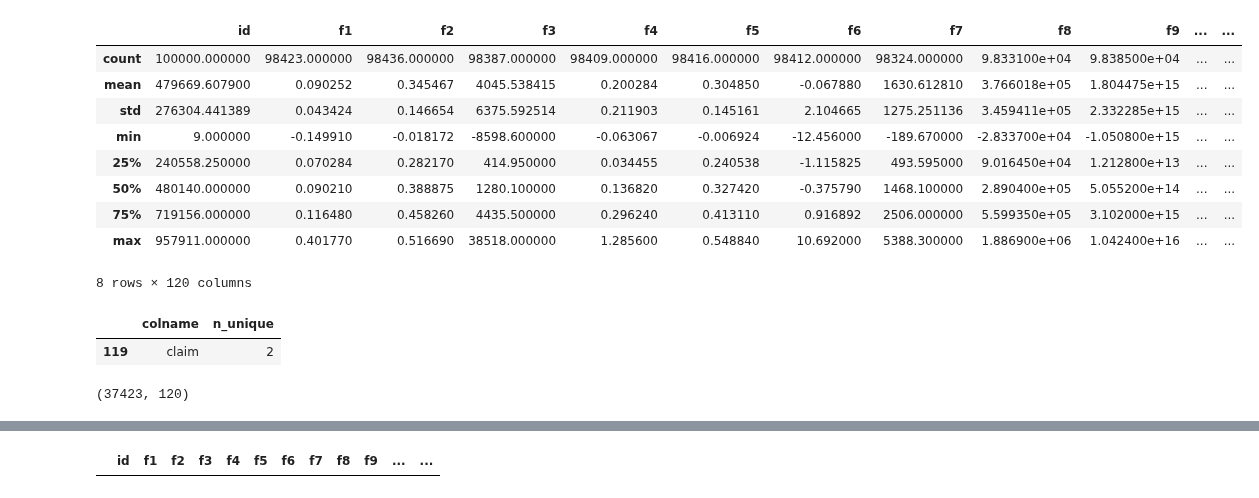
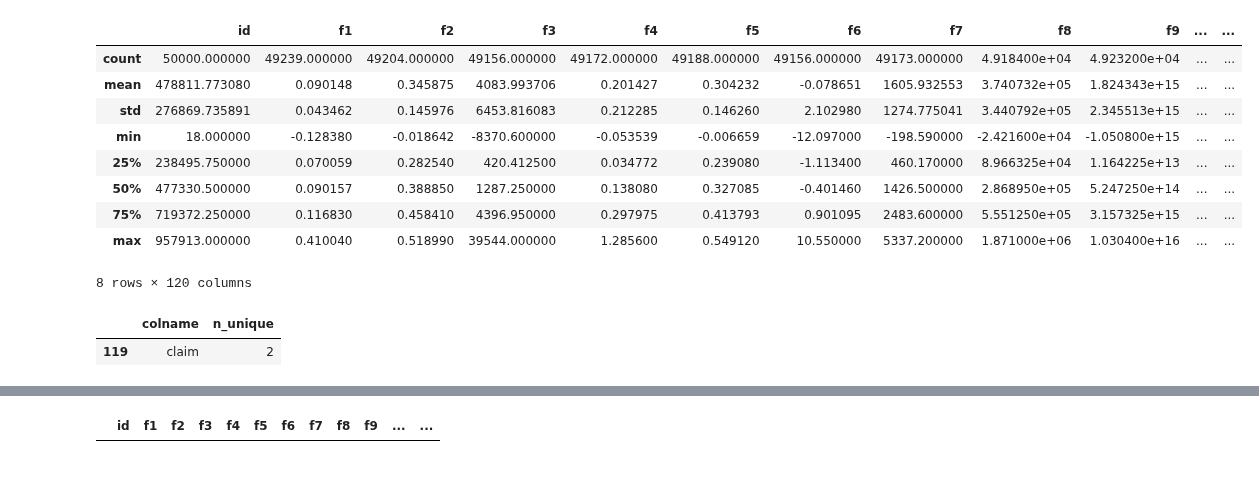
Before and after one commit to MykolaPinchuk/Kaggle, a Jupyter notebook: sep21-playgr.ipynb, the cells around one changed output, grey strips where cells are left out. Saved outputs shown, nothing was run; the diff lists cells and outputs as text; code cells hidden in the pictures.

```diff
--- a/sep21-playgr.ipynb
+++ b/sep21-playgr.ipynb
@@ -45,20 +42,20 @@ train.head(3)
+# %%
+train = train.sample(n=50000)
 # %%
 ### 2. ###
 
-df = train.sample(n=100000)
-#df = train.copy()
-df.shape
-df.describe()
+train.shape
+train.describe()
 # %% [output]
 |  | id | f1 | f2 | f3 | f4 | f5 | f6 | f7 | f8 | f9 | ... | ... |
-| count | 100000.000000 | 98423.000000 | 98436.000000 | 98387.000000 | 98409.000000 | 98416.000000 | 98412.000000 | 98324.000000 | 9.833100e+04 | 9.838500e+04 | ... | ... |
-| mean | 479669.607900 | 0.090252 | 0.345467 | 4045.538415 | 0.200284 | 0.304850 | -0.067880 | 1630.612810 | 3.766018e+05 | 1.804475e+15 | ... | ... |
-| std | 276304.441389 | 0.043424 | 0.146654 | 6375.592514 | 0.211903 | 0.145161 | 2.104665 | 1275.251136 | 3.459411e+05 | 2.332285e+15 | ... | ... |
-| min | 9.000000 | -0.149910 | -0.018172 | -8598.600000 | -0.063067 | -0.006924 | -12.456000 | -189.670000 | -2.833700e+04 | -1.050800e+15 | ... | ... |
-| 25% | 240558.250000 | 0.070284 | 0.282170 | 414.950000 | 0.034455 | 0.240538 | -1.115825 | 493.595000 | 9.016450e+04 | 1.212800e+13 | ... | ... |
-| 50% | 480140.000000 | 0.090210 | 0.388875 | 1280.100000 | 0.136820 | 0.327420 | -0.375790 | 1468.100000 | 2.890400e+05 | 5.055200e+14 | ... | ... |
-| 75% | 719156.000000 | 0.116480 | 0.458260 | 4435.500000 | 0.296240 | 0.413110 | 0.916892 | 2506.000000 | 5.599350e+05 | 3.102000e+15 | ... | ... |
-| max | 957911.000000 | 0.401770 | 0.516690 | 38518.000000 | 1.285600 | 0.548840 | 10.692000 | 5388.300000 | 1.886900e+06 | 1.042400e+16 | ... | ... |
+| count | 50000.000000 | 49239.000000 | 49204.000000 | 49156.000000 | 49172.000000 | 49188.000000 | 49156.000000 | 49173.000000 | 4.918400e+04 | 4.923200e+04 | ... | ... |
+| mean | 478811.773080 | 0.090148 | 0.345875 | 4083.993706 | 0.201427 | 0.304232 | -0.078651 | 1605.932553 | 3.740732e+05 | 1.824343e+15 | ... | ... |
+| std | 276869.735891 | 0.043462 | 0.145976 | 6453.816083 | 0.212285 | 0.146260 | 2.102980 | 1274.775041 | 3.440792e+05 | 2.345513e+15 | ... | ... |
+| min | 18.000000 | -0.128380 | -0.018642 | -8370.600000 | -0.053539 | -0.006659 | -12.097000 | -198.590000 | -2.421600e+04 | -1.050800e+15 | ... | ... |
+| 25% | 238495.750000 | 0.070059 | 0.282540 | 420.412500 | 0.034772 | 0.239080 | -1.113400 | 460.170000 | 8.966325e+04 | 1.164225e+13 | ... | ... |
+| 50% | 477330.500000 | 0.090157 | 0.388850 | 1287.250000 | 0.138080 | 0.327085 | -0.401460 | 1426.500000 | 2.868950e+05 | 5.247250e+14 | ... | ... |
+| 75% | 719372.250000 | 0.116830 | 0.458410 | 4396.950000 | 0.297975 | 0.413793 | 0.901095 | 2483.600000 | 5.551250e+05 | 3.157325e+15 | ... | ... |
+| max | 957913.000000 | 0.410040 | 0.518990 | 39544.000000 | 1.285600 | 0.549120 | 10.550000 | 5337.200000 | 1.871000e+06 | 1.030400e+16 | ... | ... |
 8 rows × 120 columns
 # %%
 # are there numerical features?
@@ -69,11 +66,3 @@ un_colval.loc[un_colval.n_unique < 100]
 # %% [output]
 |  | colname | n_unique |
 | 119 | claim | 2 |
-# %%
-# omitting missing values #
-
-#df.info(verbose=True, null_counts=True)
-df = df.dropna()
-df.shape
-# %% [output]
-(37423, 120)
```
Also changed, not shown: parts of 8 cells of this notebook.
